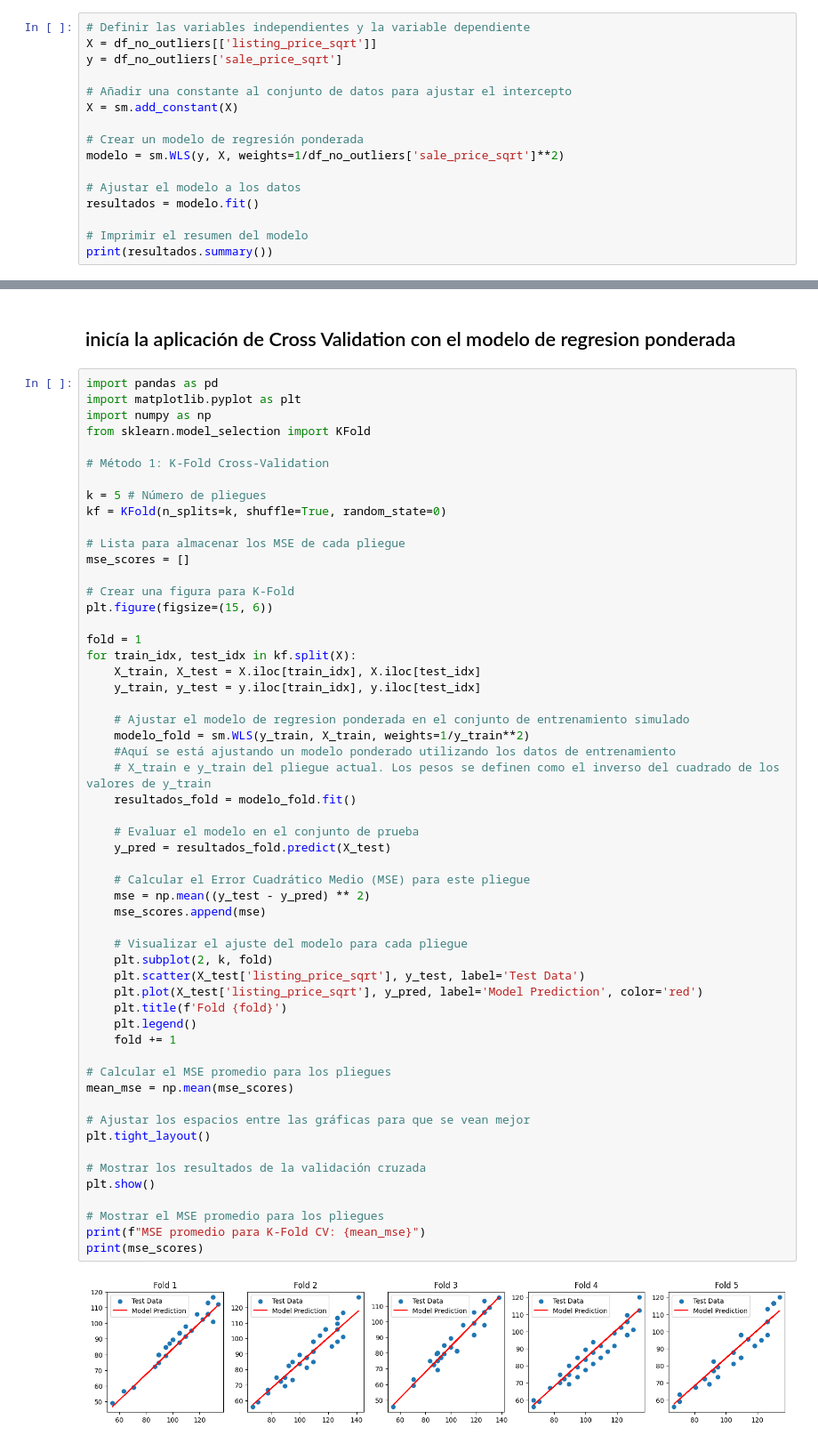
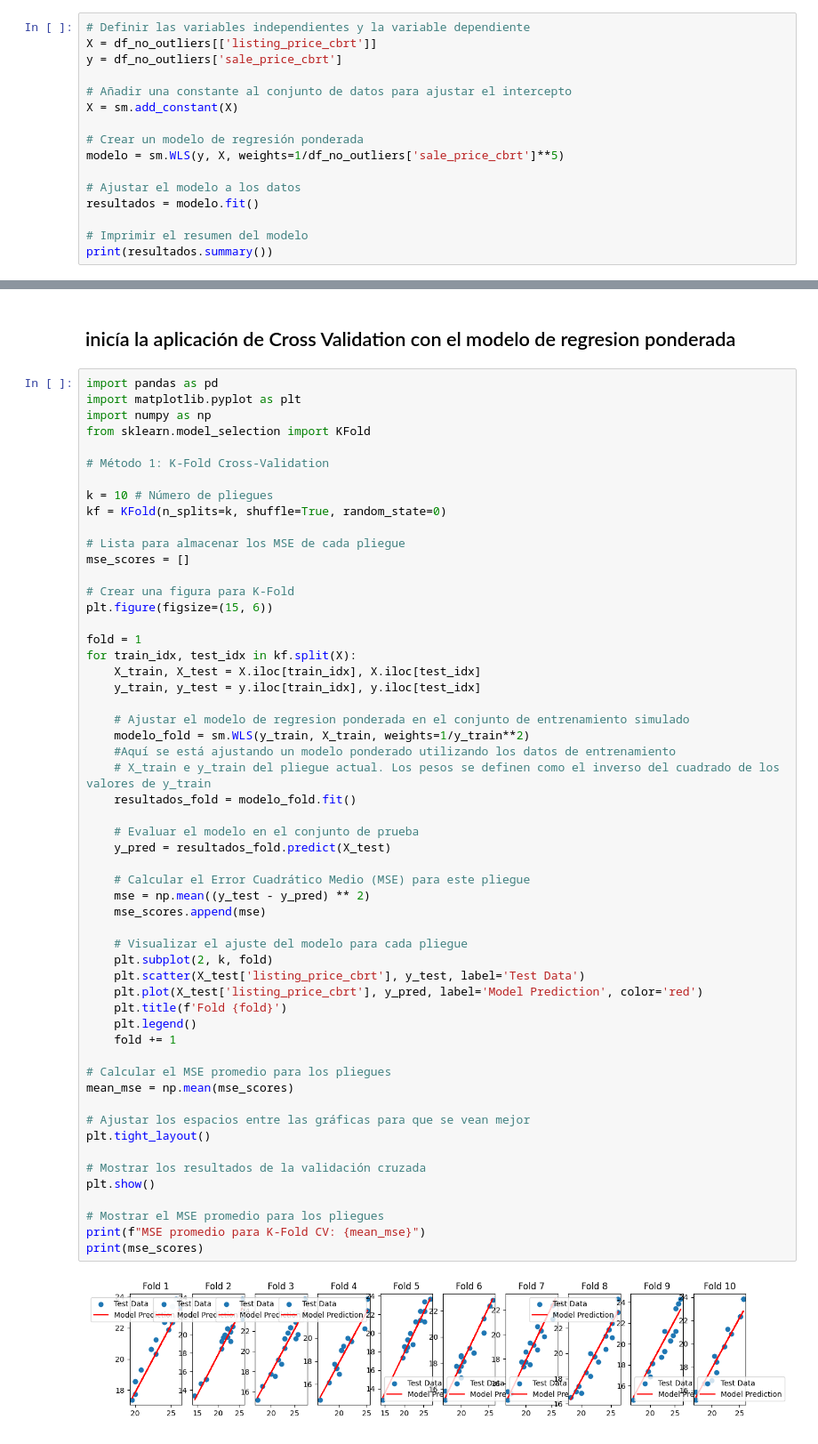
Before and after one commit to pau1ag/caso1, a Jupyter notebook: cross.ipynb, the cells around one changed output, grey strips where cells are left out. Shown: that part at 89% size. Drawn from its saved outputs; the diff is of its cells as text.

```diff
--- a/cross.ipynb
+++ b/cross.ipynb
@@ -191,13 +188,13 @@ See the caveats in the documentation: https://pandas.pydata.org/pandas-docs/stab
 # %%
 # Definir las variables independientes y la variable dependiente
-X = df_no_outliers[['listing_price_sqrt']]
-y = df_no_outliers['sale_price_sqrt']
+X = df_no_outliers[['listing_price_cbrt']]
+y = df_no_outliers['sale_price_cbrt']
 
 # Añadir una constante al conjunto de datos para ajustar el intercepto
 X = sm.add_constant(X)
 
 # Crear un modelo de regresión ponderada
-modelo = sm.WLS(y, X, weights=1/df_no_outliers['sale_price_sqrt']**2)
+modelo = sm.WLS(y, X, weights=1/df_no_outliers['sale_price_cbrt']**5)
 
 # Ajustar el modelo a los datos
 resultados = modelo.fit()
@@ -232,7 +229,7 @@ from sklearn.model_selection import KFold
 
 # Método 1: K-Fold Cross-Validation
 
-k = 5 # Número de pliegues
+k = 10 # Número de pliegues
 kf = KFold(n_splits=k, shuffle=True, random_state=0)
 
 # Lista para almacenar los MSE de cada pliegue
@@ -251,33 +248,33 @@ for train_idx, test_idx in kf.split(X):
     #Aquí se está ajustando un modelo ponderado utilizando los datos de entrenamiento
     # X_train e y_train del pliegue actual. Los pesos se definen como el inverso del cuadrado de los valores de y_train
     resultados_fold = modelo_fold.fit()
 
     # Evaluar el modelo en el conjunto de prueba
     y_pred = resultados_fold.predict(X_test)
 
     # Calcular el Error Cuadrático Medio (MSE) para este pliegue
     mse = np.mean((y_test - y_pred) ** 2)
     mse_scores.append(mse)
 
     # Visualizar el ajuste del modelo para cada pliegue
     plt.subplot(2, k, fold)
-    plt.scatter(X_test['listing_price_sqrt'], y_test, label='Test Data')
-    plt.plot(X_test['listing_price_sqrt'], y_pred, label='Model Prediction', color='red')
+    plt.scatter(X_test['listing_price_cbrt'], y_test, label='Test Data')
+    plt.plot(X_test['listing_price_cbrt'], y_pred, label='Model Prediction', color='red')
     plt.title(f'Fold {fold}')
     plt.legend()
     fold += 1
 
 # Calcular el MSE promedio para los pliegues
 mean_mse = np.mean(mse_scores)
 
 # Ajustar los espacios entre las gráficas para que se vean mejor
 plt.tight_layout()
 
 # Mostrar los resultados de la validación cruzada
 plt.show()
 
 # Mostrar el MSE promedio para los pliegues
 print(f"MSE promedio para K-Fold CV: {mean_mse}")
 print(mse_scores)
 # %% [output]
-[figure, old version]
+[figure, new version]
```
Also changed, not shown: parts of 4 cells of this notebook.
